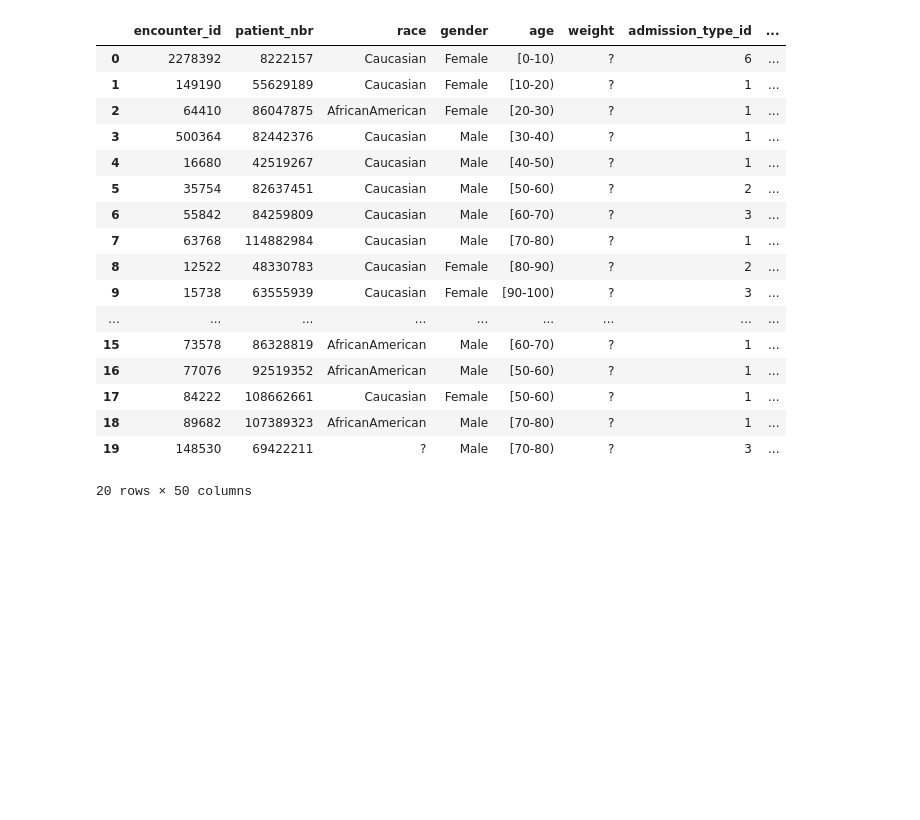
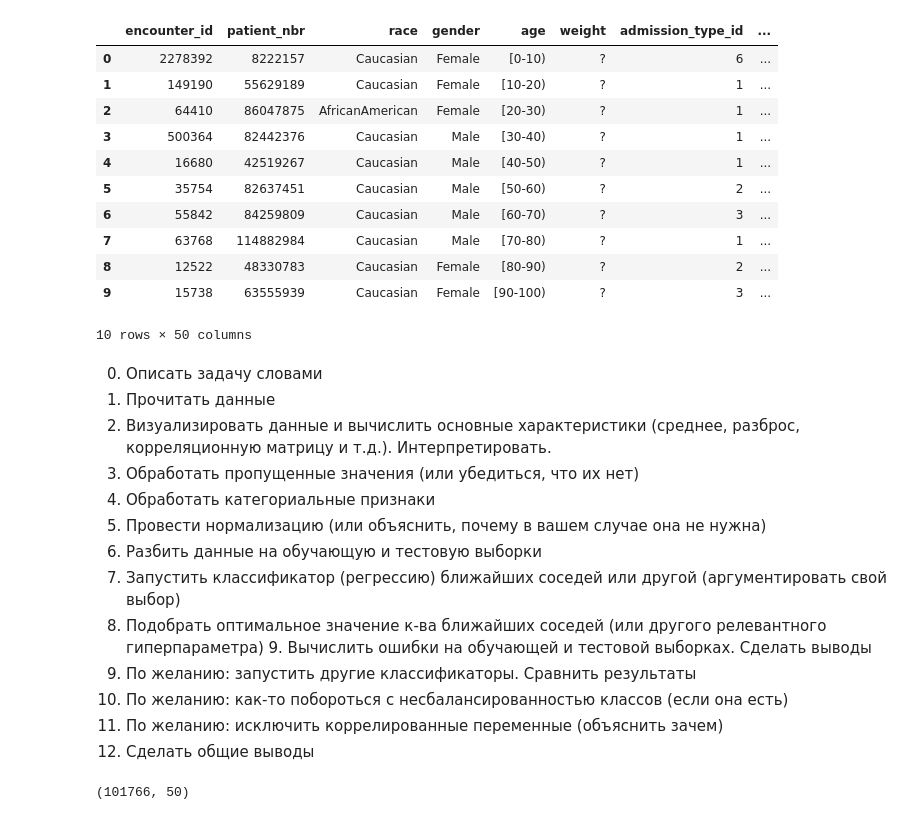
Before and after one commit to Falirchik/ML, a Jupyter notebook: practice .ipynb, the cells around one changed output. Drawn from its saved outputs; the diff is of its cells as text; code cells hidden in the pictures; blank space fills up the shorter version.

```diff
--- a/practice .ipynb
+++ b/practice .ipynb
@@ -5,25 +5,38 @@ import pandas as pd
 import seaborn as sns
 %matplotlib inline
 # %%
-path1="C:\\Users\\user\\Documents\\rep\\ML\\diabetic_data.csv"
+path1="C:\\Users\\Falirchik\\Desktop\\ML\\diabetic_data.csv"
 Y = pd.read_csv(path1 )
-Y.head(20)#Output our data
+
+Y.head(10)#Output our data
 # %% [output]
 |  | encounter_id | patient_nbr | race | gender | age | weight | admission_type_id | ... |
 | 0 | 2278392 | 8222157 | Caucasian | Female | [0-10) | ? | 6 | ... |
 | 1 | 149190 | 55629189 | Caucasian | Female | [10-20) | ? | 1 | ... |
 | 2 | 64410 | 86047875 | AfricanAmerican | Female | [20-30) | ? | 1 | ... |
 | 3 | 500364 | 82442376 | Caucasian | Male | [30-40) | ? | 1 | ... |
 | 4 | 16680 | 42519267 | Caucasian | Male | [40-50) | ? | 1 | ... |
 | 5 | 35754 | 82637451 | Caucasian | Male | [50-60) | ? | 2 | ... |
 | 6 | 55842 | 84259809 | Caucasian | Male | [60-70) | ? | 3 | ... |
 | 7 | 63768 | 114882984 | Caucasian | Male | [70-80) | ? | 1 | ... |
 | 8 | 12522 | 48330783 | Caucasian | Female | [80-90) | ? | 2 | ... |
 | 9 | 15738 | 63555939 | Caucasian | Female | [90-100) | ? | 3 | ... |
-| ... | ... | ... | ... | ... | ... | ... | ... | ... |
-| 15 | 73578 | 86328819 | AfricanAmerican | Male | [60-70) | ? | 1 | ... |
-| 16 | 77076 | 92519352 | AfricanAmerican | Male | [50-60) | ? | 1 | ... |
-| 17 | 84222 | 108662661 | Caucasian | Female | [50-60) | ? | 1 | ... |
-| 18 | 89682 | 107389323 | AfricanAmerican | Male | [70-80) | ? | 1 | ... |
-| 19 | 148530 | 69422211 | ? | Male | [70-80) | ? | 3 | ... |
-20 rows × 50 columns
+10 rows × 50 columns
+# %% [markdown]
+0. Описать задачу словами
+1. Прочитать данные
+2. Визуализировать данные и вычислить основные характеристики (среднее, разброс, корреляционную матрицу и т.д.). Интерпретировать.
+3. Обработать пропущенные значения (или убедиться, что их нет)
+4. Обработать категориальные признаки
+5. Провести нормализацию (или объяснить, почему в вашем случае она не нужна)
+6. Разбить данные на обучающую и тестовую выборки
+7. Запустить классификатор (регрессию) ближайших соседей или другой (аргументировать свой выбор)
+8. Подобрать оптимальное значение к-ва ближайших соседей (или другого релевантного гиперпараметра) 9. Вычислить ошибки на обучающей и тестовой выборках. Сделать выводы
+10. По желанию: запустить другие классификаторы. Сравнить результаты
+11. По желанию: как-то побороться с несбалансированностью классов (если она есть)
+12. По желанию: исключить коррелированные переменные (объяснить зачем)
+13. Сделать общие выводы
+# %%
+Y.shape
+# %% [output]
+(101766, 50)
```
Also changed, not shown: parts of 9 cells of this notebook.
